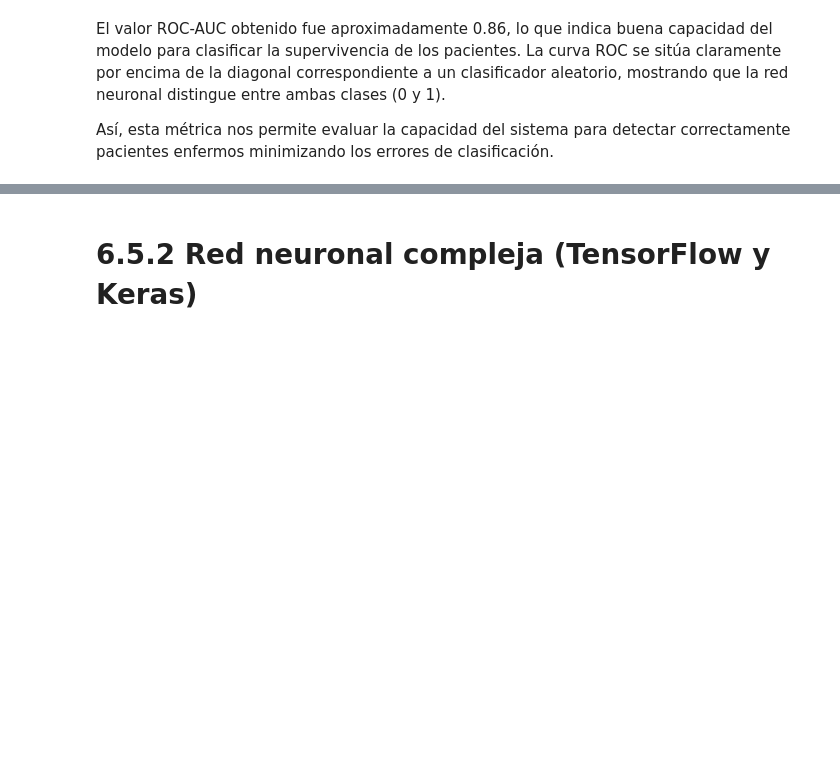
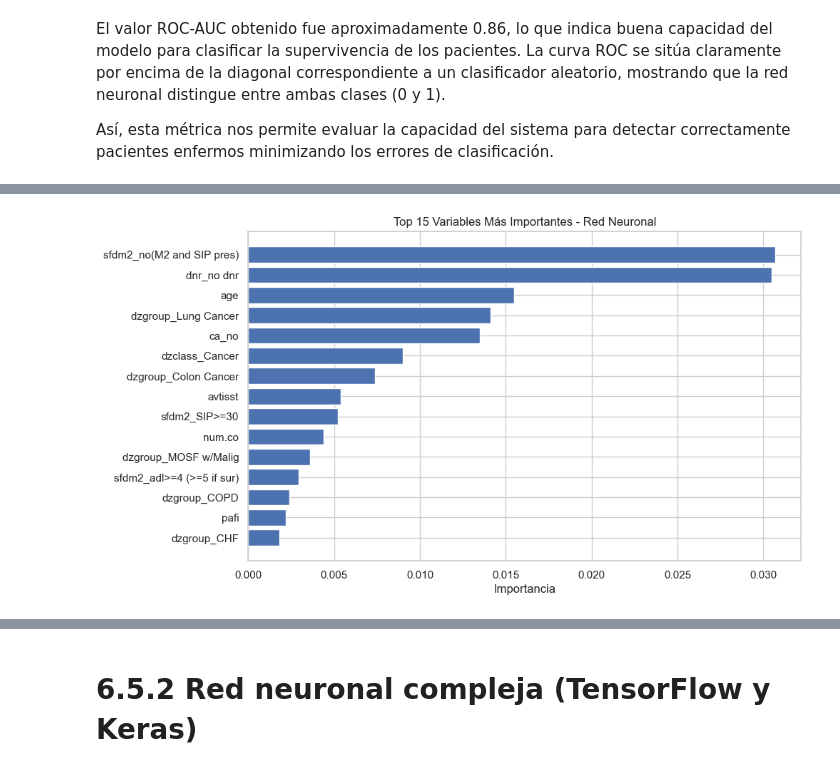
Before and after one commit to nrapun/proyecto_AA, a Jupyter notebook: notebook_proyectoAA.ipynb, the cells around one changed output, grey strips where cells are left out. Cells and saved outputs as stored; diff of their text form; code cells hidden in the pictures; blank space fills up the shorter version.

```diff
--- a/notebook_proyectoAA.ipynb
+++ b/notebook_proyectoAA.ipynb
@@ -1569,0 +1569,28 @@ Aun así, resulta adecuado para:
+# %%
+from sklearn.inspection import permutation_importance
+
+# Calcular importancia
+resultado = permutation_importance(
+    mlp,
+    X_test_scaled,
+    y_test,
+    n_repeats=10,
+    random_state=42
+)
+
+# Crear DataFrame
+importancias = pd.DataFrame({
+    'Variable': X.columns,
+    'Importancia': resultado.importances_mean
+})
+
+# Ordenar
+importancias = importancias.sort_values(
+    by='Importancia',
+    ascending=False
+)
+
+# Mostrar Top 15
+top15 = importancias.head(15)
+
+top15
@@ -1569,0 +1614,14 @@ Aun así, resulta adecuado para:
+# %%
+plt.figure(figsize=(10,6))
+
+plt.barh(
+    top15['Variable'][::-1],
+    top15['Importancia'][::-1]
+)
+
+plt.xlabel("Importancia")
+plt.title("Top 15 Variables Más Importantes - Red Neuronal")
+
+plt.show()
+# %% [output]
+[figure, added]
```
Also changed, not shown: parts of 23 cells of this notebook.
